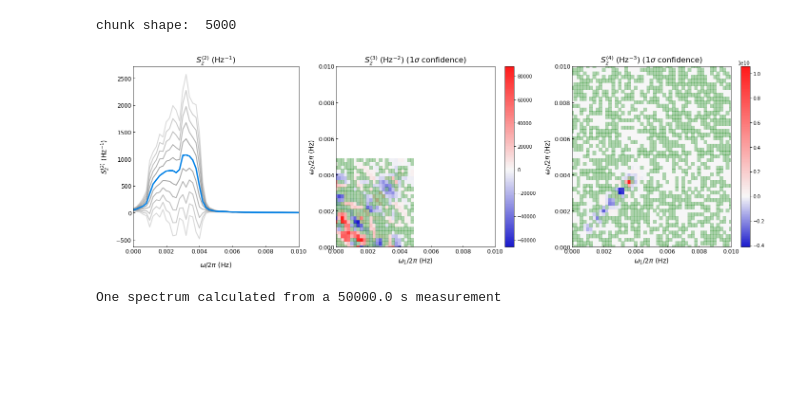
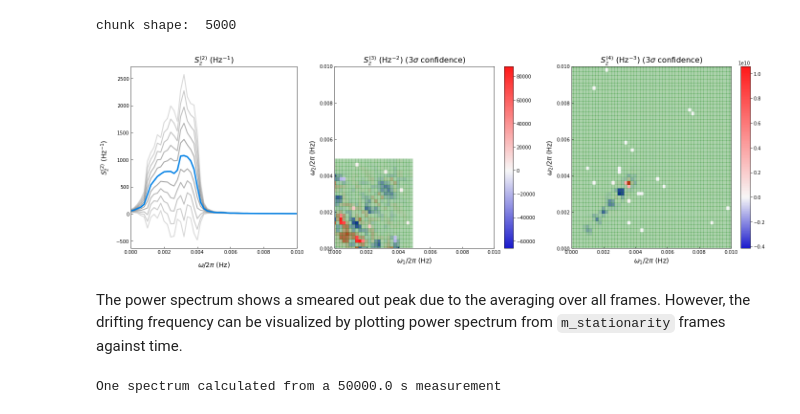
Before and after one commit to MarkusSifft/SignalSnap, a Jupyter notebook: Examples/Testing the Stationarity of a Signal.ipynb, the cells around one changed output. Drawn from its saved outputs; the diff is of its cells as text; code cells hidden in the pictures; blank space fills up the shorter version.

```diff
--- a/Examples/Testing the Stationarity of a Signal.ipynb
+++ b/Examples/Testing the Stationarity of a Signal.ipynb
@@ -43,9 +45,11 @@ Number of points: 51
 [figure]
 chunk shape:  5000
 # %%
-fig = spec.plot()
+fig = spec.plot(sigma=3)
 # %% [output]
-[figure, old version]
+[figure, new version]
+# %% [markdown]
+The power spectrum shows a smeared out peak due to the averaging over all frames. However, the drifting frequency can be visualized by plotting power spectrum from `m_stationarity` frames against time.
 # %%
 fig = spec.stationarity_plot()
 # %% [output]
```
Also changed, not shown: parts of 1 cell of this notebook.
